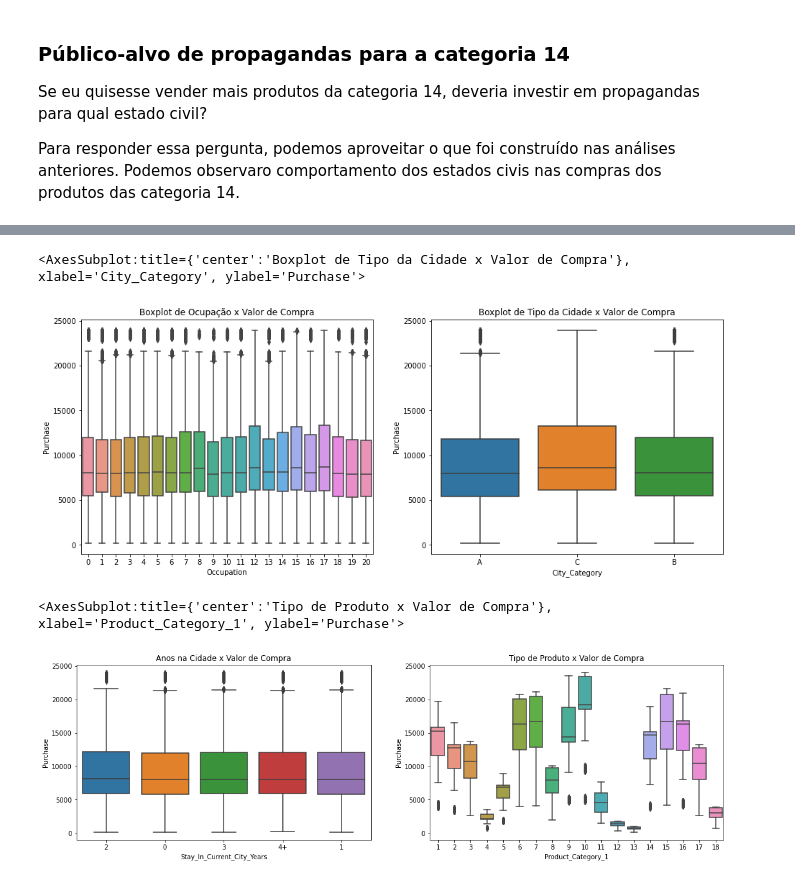
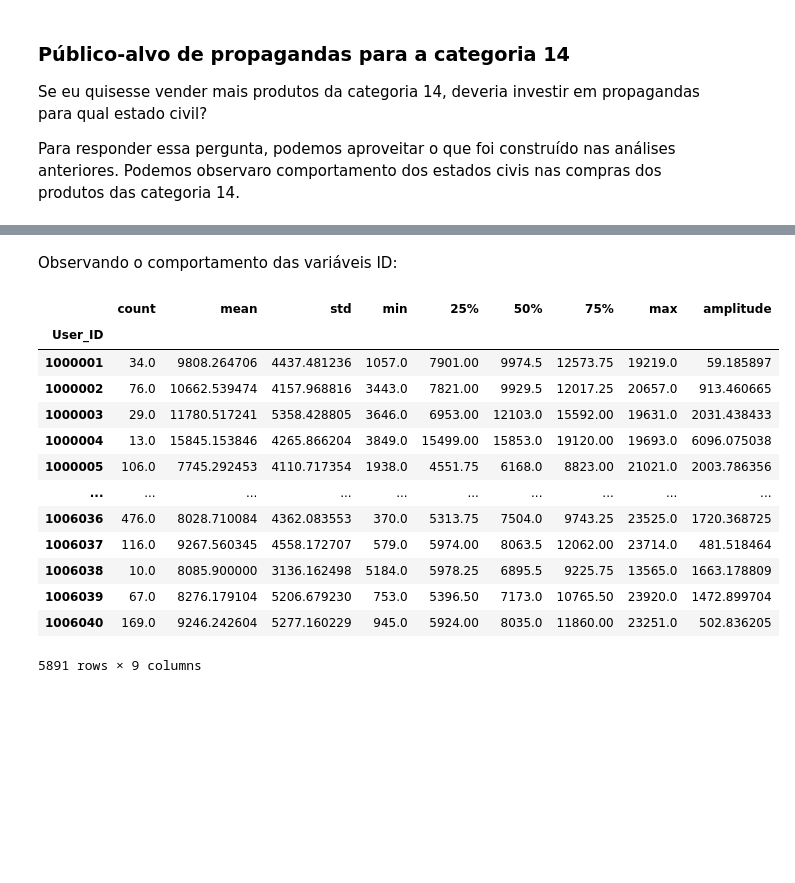
Before and after one commit to ewerthonk/EDA-ecommerce-black-friday, a Jupyter notebook: exploratory-analysis-ecommerce.ipynb, the cells around one changed output, grey strips where cells are left out. Saved outputs shown, nothing was run; the diff lists cells and outputs as text; code cells hidden in the pictures; blank space fills up the shorter version.

```diff
--- a/exploratory-analysis-ecommerce.ipynb
+++ b/exploratory-analysis-ecommerce.ipynb
@@ -256,22 +327,28 @@ sns.boxplot(ax=ax2, x='Age', y='Purchase', data=df)
-# %%
-fig2, (ax1, ax2) = plt.subplots(ncols=2, figsize=(16,6))
-
-ax1.set_title('Boxplot de Ocupação x Valor de Compra')
-sns.boxplot(ax=ax1, x='Occupation', y='Purchase', data=df)
-
-ax2.set_title('Boxplot de Tipo da Cidade x Valor de Compra')
-sns.boxplot(ax=ax2, x='City_Category', y='Purchase', data=df)
-# %% [output]
-<AxesSubplot:title={'center':'Boxplot de Tipo da Cidade x Valor de Compra'}, xlabel='City_Category', ylabel='Purchase'>
-[figure, removed]
-# %%
-fig3, (ax1, ax2) = plt.subplots(ncols=2, figsize=(18,5))
-
-ax1.set_title('Anos na Cidade x Valor de Compra')
-sns.boxplot(ax=ax1, x='Stay_In_Current_City_Years', y='Purchase', data=df)
-
-ax2.set_title('Tipo de Produto x Valor de Compra')
-sns.boxplot(ax=ax2, x='Product_Category_1', y='Purchase', data=df)
-# %% [output]
-<AxesSubplot:title={'center':'Tipo de Produto x Valor de Compra'}, xlabel='Product_Category_1', ylabel='Purchase'>
-[figure, removed]
+# %% [markdown]
+Observando o comportamento das variáveis ID:
+# %%
+# Agrupando o  User_ID em relação ao Purchase e vendo os dados estatisticos
+df_user = df.groupby(by=['User_ID'])['Purchase'].describe()
+
+# Calculando a amplitude (diferença da média do valor de compra de geral e do usuário)
+df_user['amplitude'] = df_user['mean'].mean() - df_user['mean']
+
+# Usando o módulo do valor
+df_user['amplitude'] = df_user['amplitude'].abs()
+# %%
+df_user
+# %% [output]
+|  | count | mean | std | min | 25% | 50% | 75% | max | amplitude |
+| User_ID |  |  |  |  |  |  |  |  |  |
+| 1000001 | 34.0 | 9808.264706 | 4437.481236 | 1057.0 | 7901.00 | 9974.5 | 12573.75 | 19219.0 | 59.185897 |
+| 1000002 | 76.0 | 10662.539474 | 4157.968816 | 3443.0 | 7821.00 | 9929.5 | 12017.25 | 20657.0 | 913.460665 |
+| 1000003 | 29.0 | 11780.517241 | 5358.428805 | 3646.0 | 6953.00 | 12103.0 | 15592.00 | 19631.0 | 2031.438433 |
+| 1000004 | 13.0 | 15845.153846 | 4265.866204 | 3849.0 | 15499.00 | 15853.0 | 19120.00 | 19693.0 | 6096.075038 |
+| 1000005 | 106.0 | 7745.292453 | 4110.717354 | 1938.0 | 4551.75 | 6168.0 | 8823.00 | 21021.0 | 2003.786356 |
+| ... | ... | ... | ... | ... | ... | ... | ... | ... | ... |
+| 1006036 | 476.0 | 8028.710084 | 4362.083553 | 370.0 | 5313.75 | 7504.0 | 9743.25 | 23525.0 | 1720.368725 |
+| 1006037 | 116.0 | 9267.560345 | 4558.172707 | 579.0 | 5974.00 | 8063.5 | 12062.00 | 23714.0 | 481.518464 |
+| 1006038 | 10.0 | 8085.900000 | 3136.162498 | 5184.0 | 5978.25 | 6895.5 | 9225.75 | 13565.0 | 1663.178809 |
+| 1006039 | 67.0 | 8276.179104 | 5206.679230 | 753.0 | 5396.50 | 7173.0 | 10765.50 | 23920.0 | 1472.899704 |
+| 1006040 | 169.0 | 9246.242604 | 5277.160229 | 945.0 | 5924.00 | 8035.0 | 11860.00 | 23251.0 | 502.836205 |
+5891 rows × 9 columns
```
Also changed, not shown: parts of 16 cells of this notebook, 1 other file.
